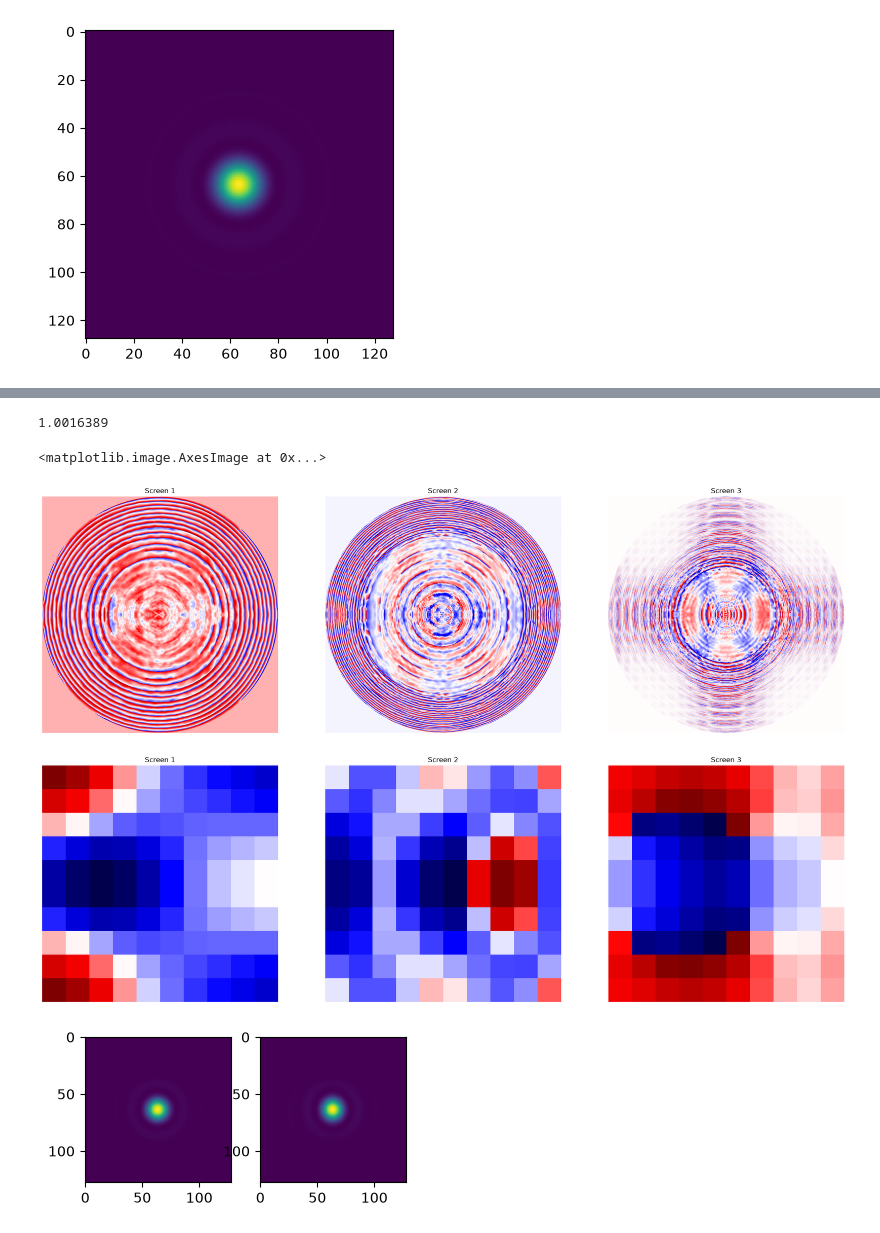
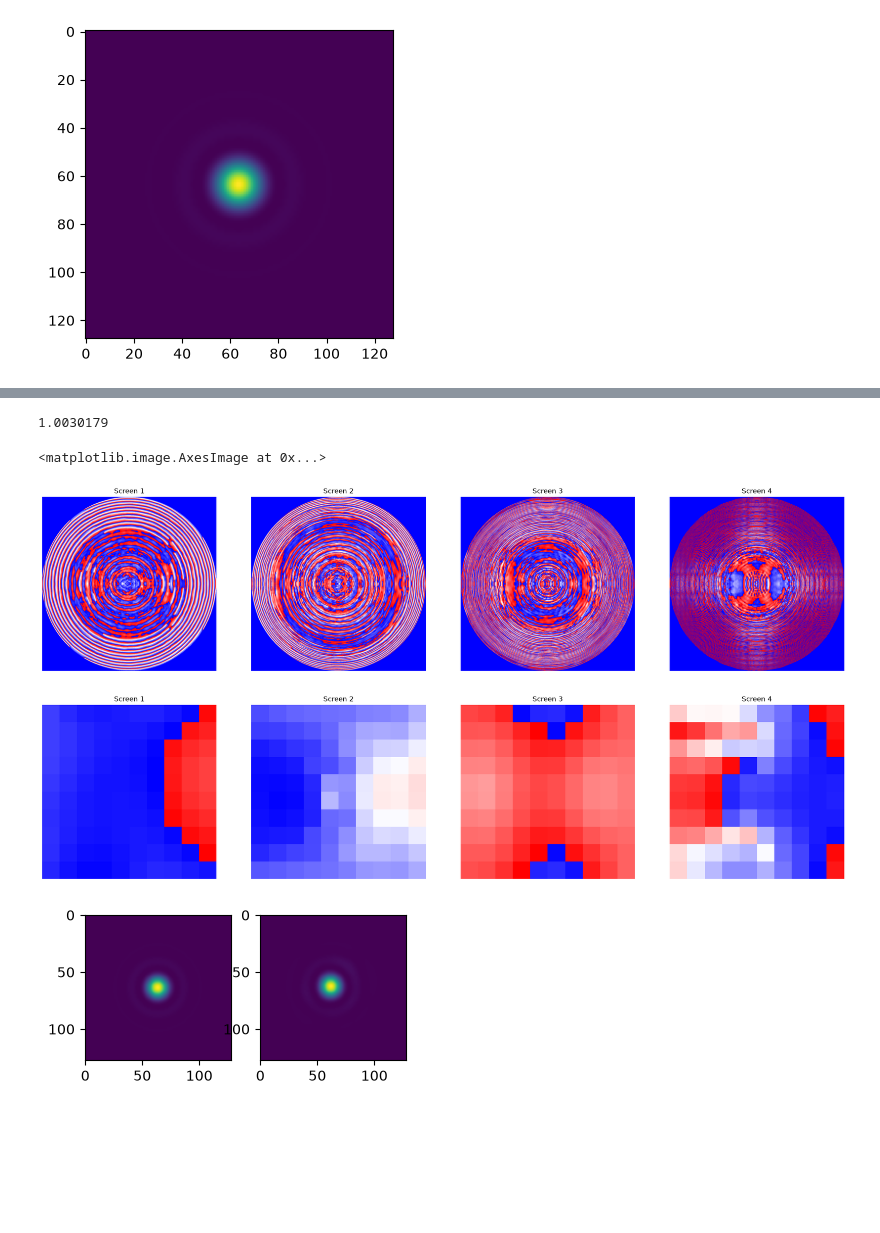
Before and after one commit to yinzi-xin/backPAC, a Jupyter notebook: demos/liquid_crystal_modal_coronagraph.ipynb, the cells around one changed output, grey strips where cells are left out. Saved outputs shown, nothing was run; the diff lists cells and outputs as text; code cells hidden in the pictures; blank space fills up the shorter version.

Commit message:
update notebook w bandwidth and misalignment

```diff
--- a/demos/liquid_crystal_modal_coronagraph.ipynb
+++ b/demos/liquid_crystal_modal_coronagraph.ipynb
@@ -16,10 +17,11 @@ from backpac.apply_complex_map import apply_complex_map
 diameter = 9e-3  # Aperture diameter
 oversizing = 1.0  # Oversizing factor for the simulation
 simulation_diameter = diameter * oversizing  # Simulation diameter
-num_planes = 5  # Number of phase screens
+num_planes = 4  # Number of phase screens
 total_length = 100.0e-2 # Initial total length of the system
 center_wavel = 632e-9  # Center wavelength for the system
-wavelengths = np.array([center_wavel])  # Wavelengths of the input modes
+#wavelengths = np.array([center_wavel])  # MONOCHROMATIC wavelengths of the input modes
+wavelengths = np.array(center_wavel * np.linspace(0.995, 1.005, 5))  # POLYCHROMATIC wavelengths of the input modes
 # %%
 #Load input mode
 input_mode = np.load('demos/mplc_input_single_mode.npy') #relative to workspace root
@@ -122,6 +124,16 @@ initial_phase_screens = np.zeros((num_planes, mplc_system.wf_npixels, mplc_syste
 def loss_fn_WFM(params, mplc_system):
     mplc_system = mplc_system.with_params(params)
     return loss_WFM(stack_systems([mplc_system]))
+
+#Loss function with misalignment
+@eqx.filter_jit
+@eqx.filter_value_and_grad
+def loss_fn_WFM_misaligned(params, mplc_system, key, sigma_pix = 1.0):
+    phase_screens = params['phase_screens']
+    misaligned_phase_screens = apply_random_shifts(phase_screens, key, sigma_pix)
+    params['phase_screens'] = misaligned_phase_screens
+    mplc_system = mplc_system.with_params(params)
+    return loss_WFM(stack_systems([mplc_system]))
 # %%
 params = {
     "phase_screens": initial_phase_screens,
@@ -134,7 +146,9 @@ optimizers = {
 }
 optim, opt_state = zdx.map_optimisers(params, optimizers)
 
+key = jax.random.PRNGKey(0)
+
 #test the loss function
-initial_loss, initial_grad = loss_fn_WFM(params, mplc_system)
+initial_loss, initial_grad = loss_fn_WFM_misaligned(params, mplc_system, key, sigma_pix = 1.0)
 print("Initial loss:", initial_loss)
 print("Initial gradient norm:", optax.global_norm(initial_grad))
@@ -144,7 +161,7 @@ losses, params_out = [], []
 num_iters = 1000
 with tqdm(range(num_iters),desc='Gradient Descent') as t:
     for i in t:
-        loss, grads = loss_fn_WFM(params, mplc_system)
+        loss, grads = loss_fn_WFM_misaligned(params, mplc_system, key, sigma_pix = 1.0)
         updates, opt_state = optim.update(grads, opt_state)
         params = eqx.apply_updates(params, updates)
         # params_out.append(params)
@@ -162,39 +179,42 @@ plt.plot(losses)
 mplc_system_final = mplc_system.with_params(params)
 filtered_phase_screens_final = mplc_system_final.mplc.phase_screens
 
-np.save('filtered_phase_screens_final.npy', filtered_phase_screens_final)
+np.save('results/phase_screens_bandwidth02_jitter10um.npy', filtered_phase_screens_final)
+
+#wrap phase screens between 0 and 2pi
+wrapped_phase_screens_final = np.mod(filtered_phase_screens_final, 2 * np.pi)
 
 plt.figure(figsize=(25, 8))
 for i in range(num_planes):
     plt.subplot(1, num_planes, i+1)
-    plt.imshow(filtered_phase_screens_final[i], cmap='seismic')
+    plt.imshow(wrapped_phase_screens_final[i], cmap='bwr', vmin=0, vmax=2*np.pi)
     plt.title(f'Screen {i+1}')
     plt.axis('off')
 
 #plot the center 20 pixels of the final phase screens
 crop = 10
 center = filtered_phase_screens_final.shape[-1] // 2
 plt.figure(figsize=(25, 8))
 for i in range(num_planes):
     plt.subplot(1, num_planes, i+1)
-    plt.imshow(filtered_phase_screens_final[i][center-crop:center+crop, center-crop:center+crop], cmap='seismic')
+    plt.imshow(wrapped_phase_screens_final[i][center-crop:center+crop, center-crop:center+crop], cmap='bwr', vmin=0, vmax=2*np.pi)
     plt.title(f'Screen {i+1}')
     plt.axis('off')
 
 #propagate the input mode through the final phase screens and the final total length
 res_final = mplc_system_final()
 
 print(params['total_length'])
 
 #plot the target mode and the final output mode
 plt.figure()
 plt.subplot(1,3,1)
 plt.imshow(np.abs(mplc_system.target_modes[0])**2)
 plt.subplot(1,3,2)
 plt.imshow(np.abs(res_final[0,0])**2)
 # %% [output]
-1.0016389
+1.0030179
 <matplotlib.image.AxesImage at 0x...>
-[figure, old version]
+[figure, new version]
-[figure, old version]
+[figure, new version]
 [figure]
```
Also changed, not shown: parts of 3 cells of this notebook.
